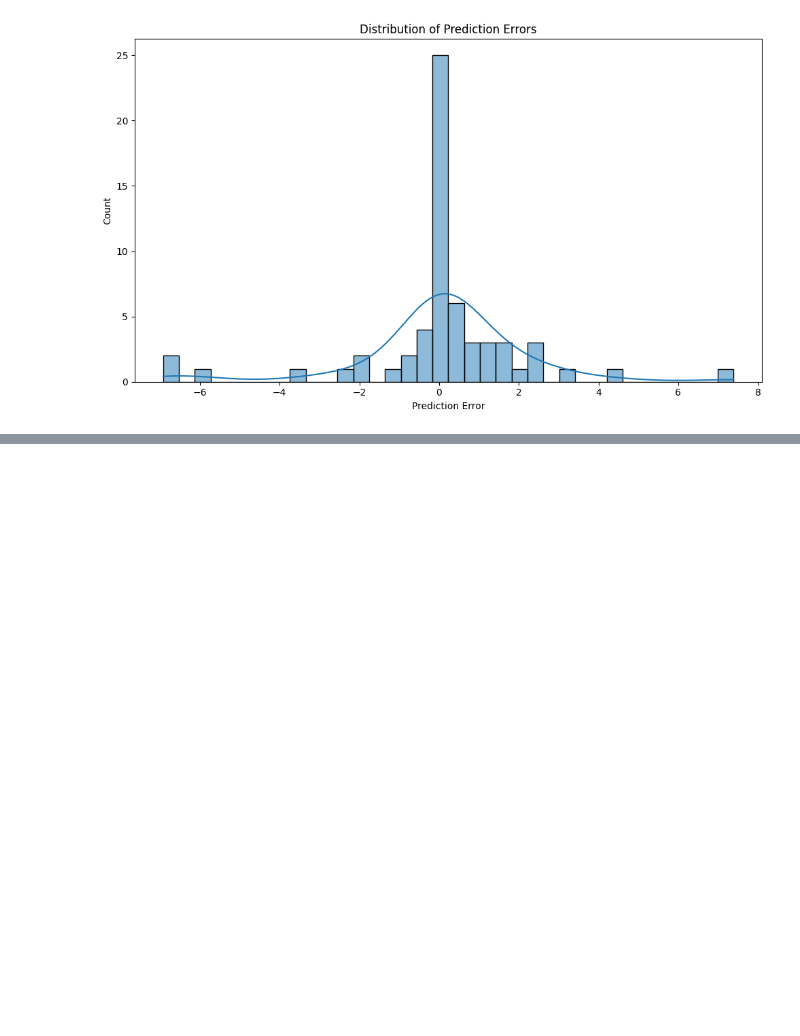
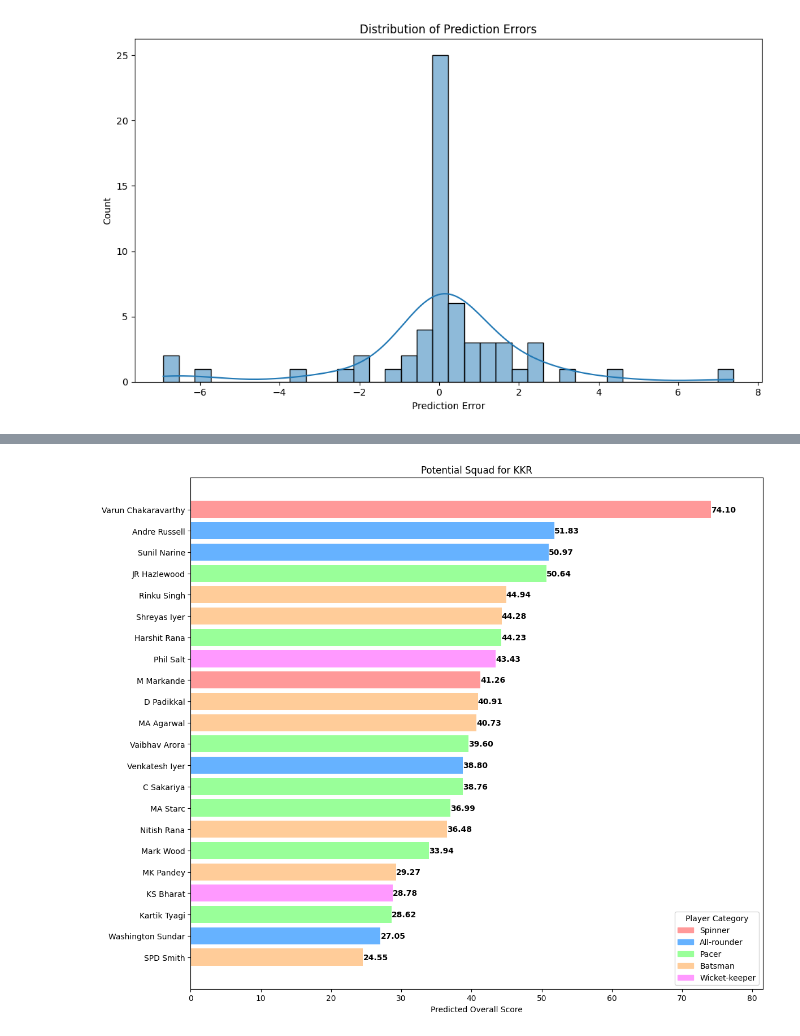
Before and after one commit to NIRANJANGOPALAN/IPL_player_analysis, a Jupyter notebook: Models/players_analysis.ipynb, the cells around one changed output, grey strips where cells are left out. Saved outputs shown, nothing was run; the diff lists cells and outputs as text; code cells hidden in the pictures; blank space fills up the shorter version.

Commit message:
squad optimization

```diff
--- a/Models/players_analysis.ipynb
+++ b/Models/players_analysis.ipynb
@@ -949,0 +988,53 @@ plt.show()
+# %%
+
+# Player data
+data = {
+    'Player': ['Varun Chakaravarthy', 'Andre Russell', 'Sunil Narine', 'JR Hazlewood',
+               'Rinku Singh', 'Shreyas Iyer', 'Phil Salt', 'Harshit Rana', 'MA Agarwal',
+               'D Padikkal', 'M Markande', 'Venkatesh Iyer', 'C Sakariya', 'Vaibhav Arora',
+               'Nitish Rana', 'MA Starc', 'Mark Wood', 'Washington Sundar', 'KS Bharat',
+               'Kartik Tyagi', 'MK Pandey', 'SPD Smith'],
+    'Score': [74.10, 51.83, 50.97, 50.64, 44.94, 44.28, 43.43, 44.23, 40.73,
+              40.91, 41.26, 38.80, 38.76, 39.60, 36.48, 36.99, 33.94, 27.05,
+              28.78, 28.62, 29.27, 24.55],
+    'Category': ['Spinner', 'All-rounder', 'All-rounder', 'Pacer',
+                 'Batsman', 'Batsman', 'Wicket-keeper', 'Pacer', 'Batsman',
+                 'Batsman', 'Spinner', 'All-rounder', 'Pacer', 'Pacer',
+                 'Batsman', 'Pacer', 'Pacer', 'All-rounder', 'Wicket-keeper',
+                 'Pacer', 'Batsman', 'Batsman']
+}
+
+# Create DataFrame
+df = pd.DataFrame(data)
+
+# Sort DataFrame by Score
+df = df.sort_values('Score', ascending=True)
+
+# Create color map
+color_map = {'Spinner': '#FF9999', 'All-rounder': '#66B2FF',
+             'Pacer': '#99FF99', 'Batsman': '#FFCC99', 'Wicket-keeper': '#FF99FF'}
+
+# Create horizontal bar chart
+plt.figure(figsize=(12, 10))
+bars = plt.barh(df['Player'], df['Score'], color=[color_map[cat] for cat in df['Category']])
+
+# Customize the plot
+plt.xlabel('Predicted Overall Score')
+plt.title('Potential Squad for KKR')
+plt.xlim(0, max(df['Score']) * 1.1)  # Set x-axis limit with some padding
+
+# Add value labels on the bars
+for bar in bars:
+    width = bar.get_width()
+    plt.text(width, bar.get_y() + bar.get_height()/2, f'{width:.2f}',
+             ha='left', va='center', fontweight='bold')
+
+# Add a legend
+handles = [plt.Rectangle((0,0),1,1, color=color_map[label]) for label in color_map]
+plt.legend(handles, color_map.keys(), title='Player Category', loc='lower right')
+
+# Adjust layout and display the plot
+plt.tight_layout()
+plt.show()
+# %% [output]
+[figure, added]
```
Also changed, not shown: parts of 6 cells of this notebook, 5 other files.
